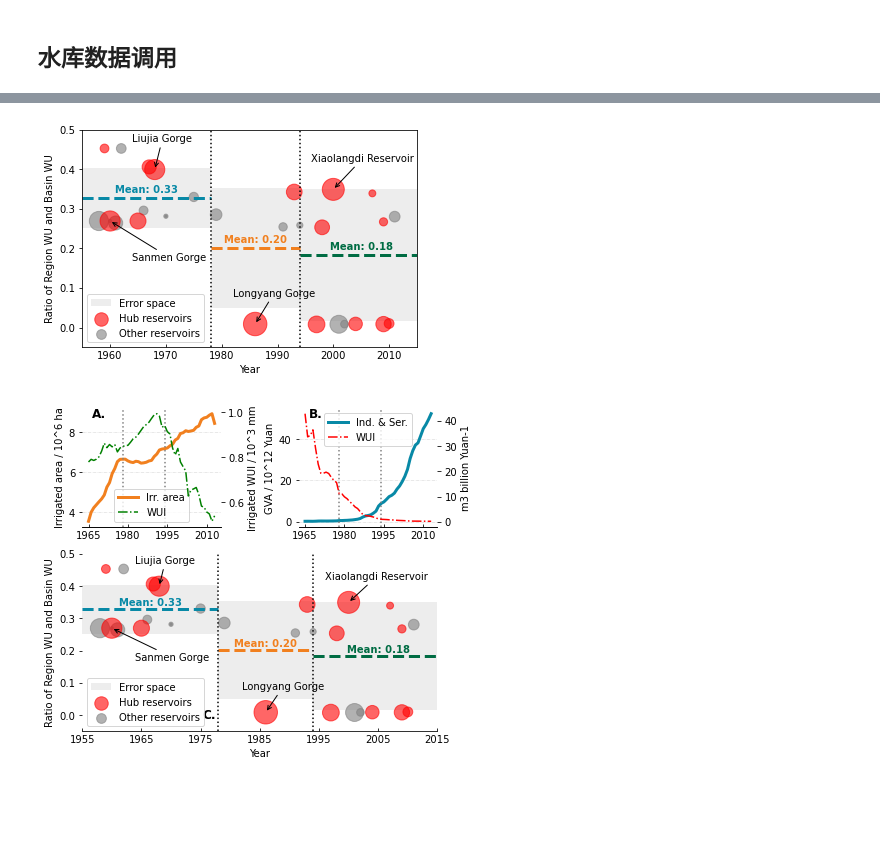
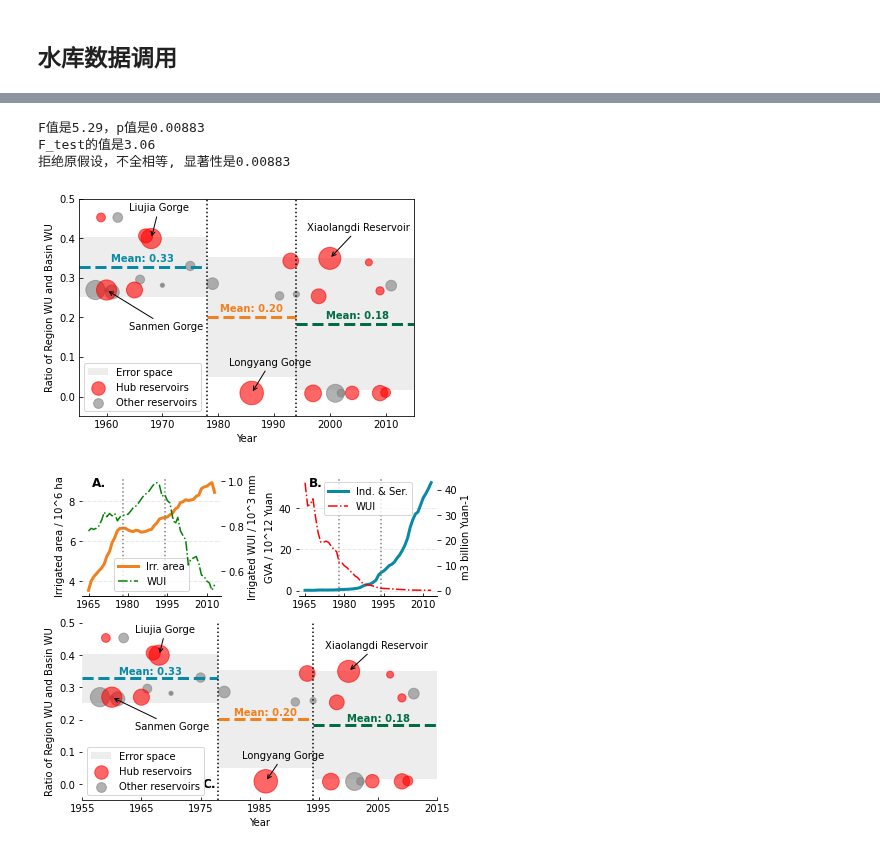
Before and after one commit to SongshGeo/Water-Governance-Regimes, a Jupyter notebook: notebooks/regime_shift_causes.ipynb, the cells around one changed output, grey strips where cells are left out. Cells and saved outputs as stored; diff of their text form; code cells hidden in the pictures; blank space fills up the shorter version.

```diff
--- a/notebooks/regime_shift_causes.ipynb
+++ b/notebooks/regime_shift_causes.ipynb
@@ -126,36 +133,41 @@ def plot_reservoirs(ax):
     ax.set_xlim(1955, 2015)
     ax.set_ylim(-0.05, 0.5)
     periods = [(1955, 1978), (1978, 1994), (1994, 2016)]
+    periods_ratio_dict = {}  # 用来储存结果，检验显著性
     for i, period in enumerate(periods):
         start, end = period
         x_min, x_max = ax.get_xlim()
         y_min, y_max = ax.get_ylim()
 
         def get_y_ratio(x):
             return (x-y_min)/(y_max-y_min)
 
         start_ratio, end_ratio = (start-x_min)/(x_max-x_min), (end-x_min)/(x_max-x_min)
         data = reservoirs[(reservoirs['年'] < end) & (reservoirs['年'] >= start)]
         ratio = data['ratio'].mean()
         std = data['ratio'].std()
-
+        periods_ratio_dict["{}-{}".format(start, end)] = data['ratio']
         if i == 0:
             ax.axvspan(start, end, get_y_ratio(ratio-std), get_y_ratio(ratio+std), facecolor='lightgray', alpha=0.4, zorder=-1, label='Error space')
         else:
             ax.axvspan(start, end, get_y_ratio(ratio-std), get_y_ratio(ratio+std), facecolor='lightgray', alpha=0.4, zorder=-1)
         ax.axhline(ratio, start_ratio, end_ratio, ls="--", lw=3, color=period_colors[i])
         ax.text((start+end)/2, ratio+0.02, s="Mean: {:.2f}".format(ratio), color=period_colors[i], weight='bold', ha='center', va='center')
 
     # 阶段划分
     ax.axvline(x=1978, ls=":", lw=1.5, c='black')
     ax.axvline(x=1994, ls=":", lw=1.5, c='black')
 
     ax.legend(loc=3)
+    return periods_ratio_dict
 
-plot_reservoirs(ax)
+ratio_data = plot_reservoirs(ax)
 plt.show();
 # %% [output]
+F值是5.29，p值是0.00883
+F_test的值是3.06
+拒绝原假设，不全相等, 显著性是0.00883
-[figure, old version]
+[figure, new version]
 # %%
 import seaborn as sns
 from matplotlib.gridspec import GridSpec
```
Also changed, not shown: parts of 2 cells of this notebook.
